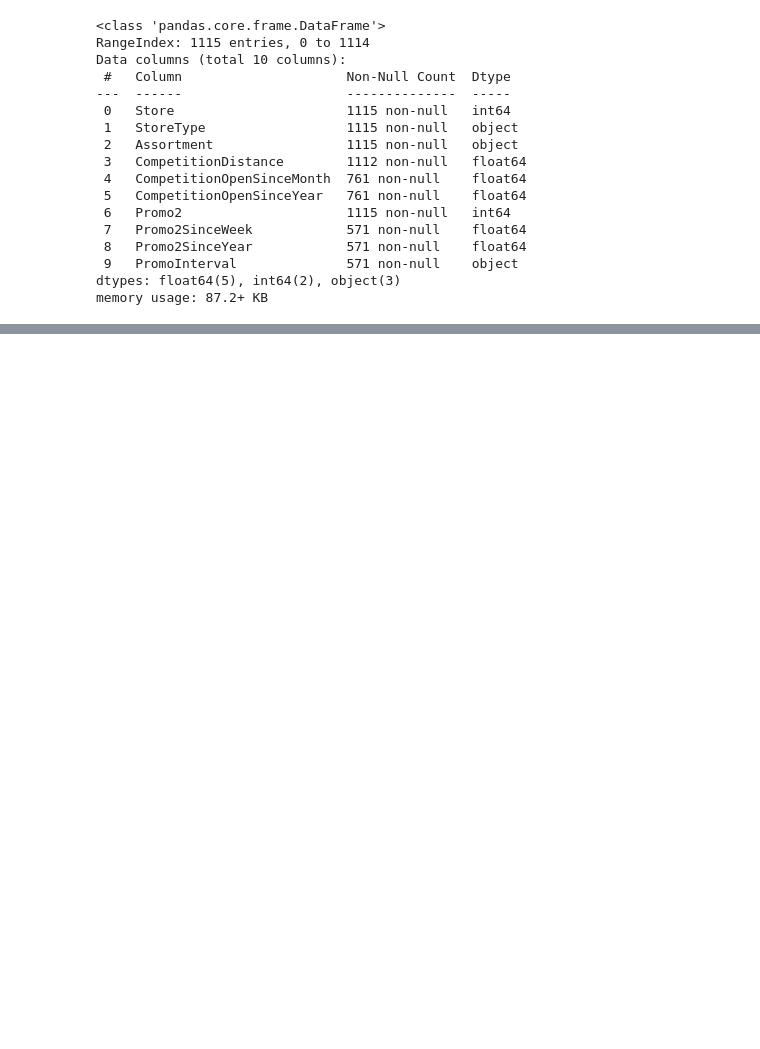
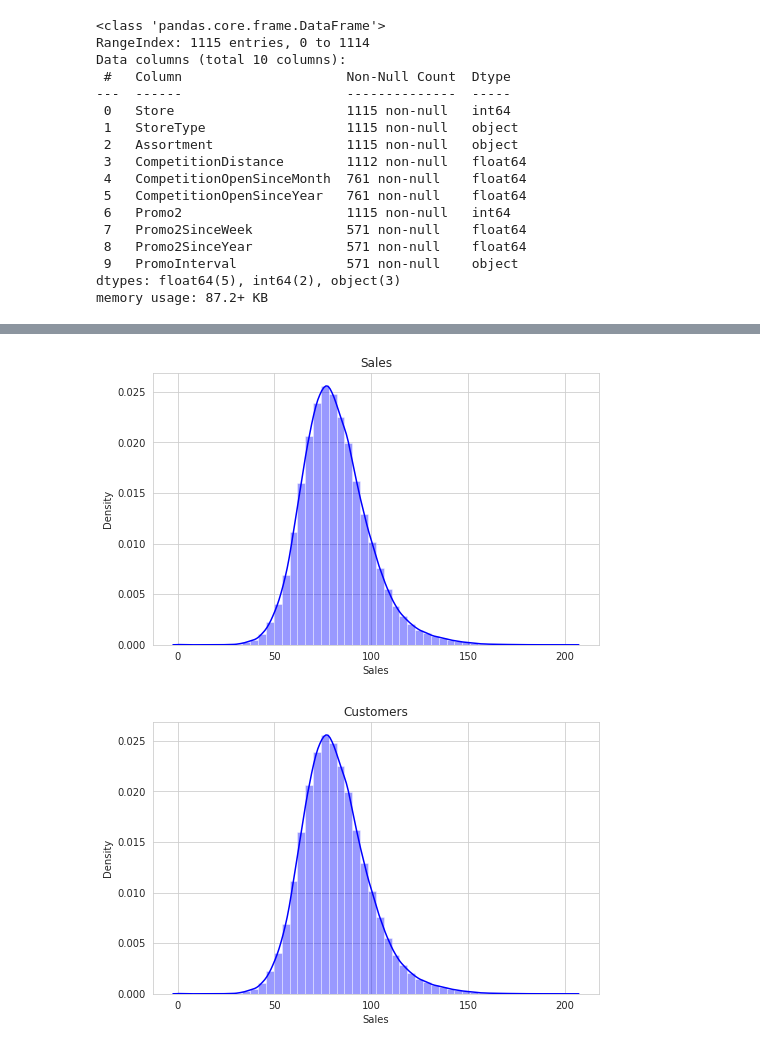
Before and after one commit to Mahima2208/Rossman-Sales-Prediction-Supervised-, a Jupyter notebook: Rossman_Sales_Prediction_Mahima_Phalkey.ipynb, the cells around one changed output, grey strips where cells are left out. Saved outputs shown, nothing was run; the diff lists cells and outputs as text; code cells hidden in the pictures; blank space fills up the shorter version.

```diff
--- a/Rossman_Sales_Prediction_Mahima_Phalkey.ipynb
+++ b/Rossman_Sales_Prediction_Mahima_Phalkey.ipynb
@@ -244,0 +291,10 @@ len(store_dataset[store_dataset.duplicated()])
+# %%
+for feature in cont_num:
+    plt.figure(figsize = (8,5))
+    sns.set_style("whitegrid")
+    sns.distplot(np.sqrt(rossman_store['Sales']-((min(rossman_store['Sales']) - 1))), hist = True,color='b')
+    plt.title(feature)
+    plt.show()
+# %% [output]
+[figure, added]
+[figure, added]
```
Also changed, not shown: parts of 99 cells of this notebook.
